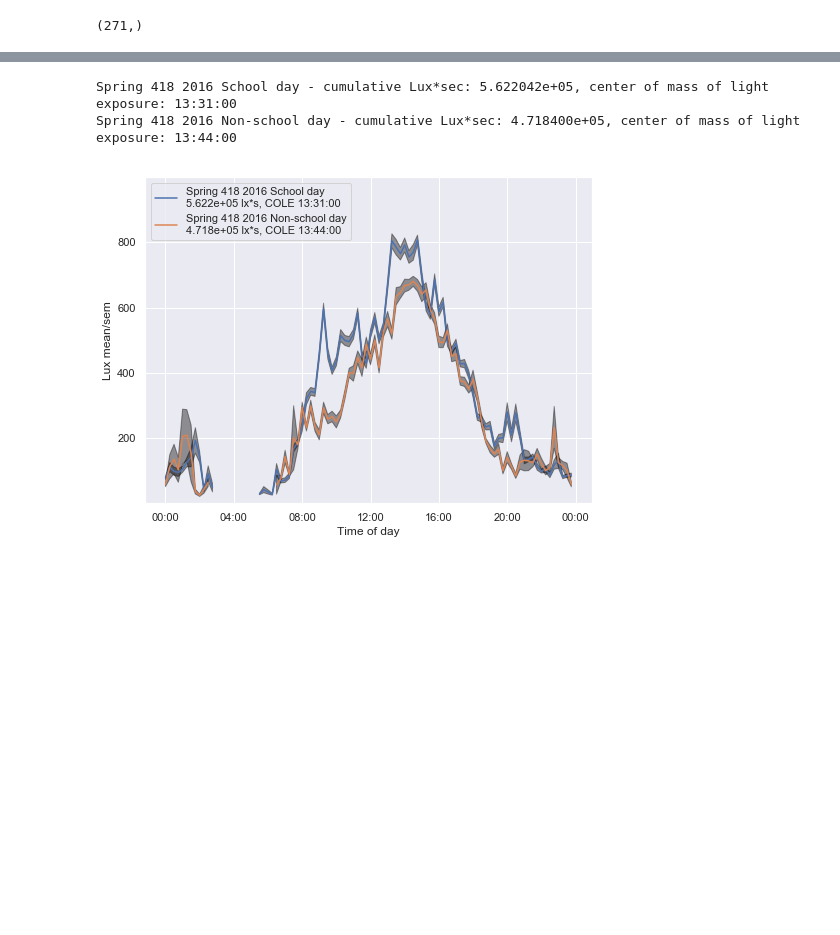
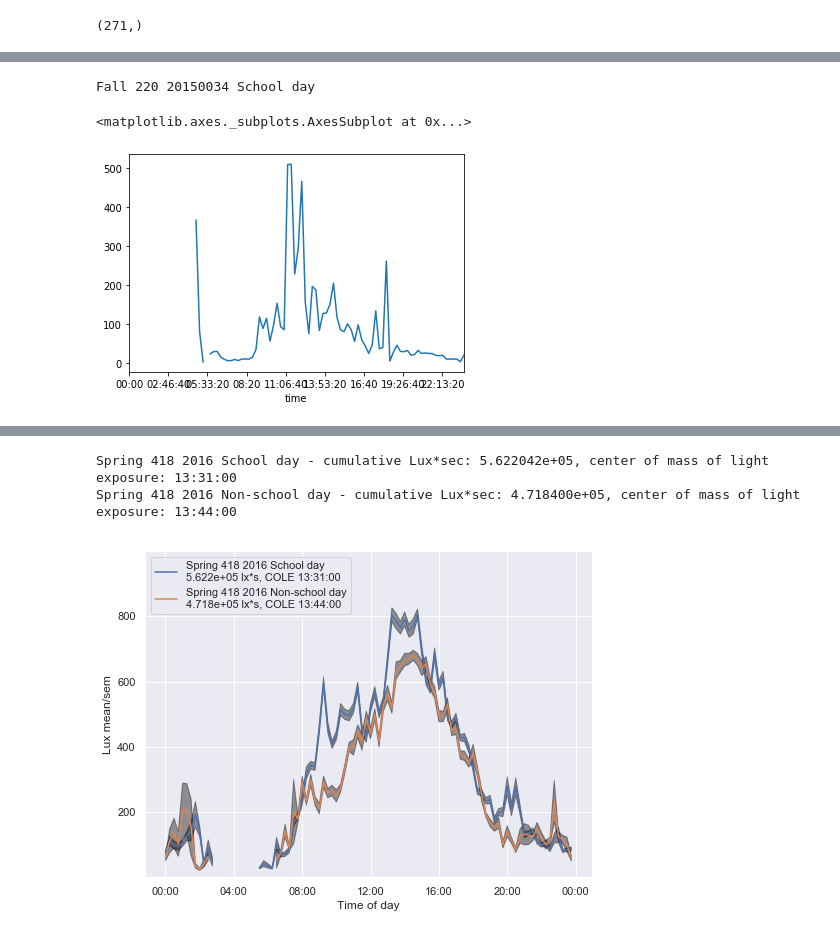
Before and after one commit to jasongfleischer/SALA, a Jupyter notebook: Analyze by person.ipynb, the cells around one changed output, grey strips where cells are left out. Saved outputs shown, nothing was run; the diff lists cells and outputs as text; code cells hidden in the pictures; blank space fills up the shorter version.

```diff
--- a/Analyze by person.ipynb
+++ b/Analyze by person.ipynb
@@ -730,0 +528,14 @@ Winter 220 2018 Non-school day
+# %%
+totry = allData.UIDDayType.unique()
+for agroup in totry[:2]:
+    print(agroup)
+    theones = (allData.UIDDayType == agroup) & (these_rows)
+    exec('{} = allData[theones].dropna(subset=["White Light"]).groupby(quarter_hourly).filter(lambda x: x["White Light"].count()>4,dropna=False).groupby(quarter_hourly)'.format(agroup.replace(' ','_').replace('-','')) )
+# %% [output]
+Fall 220 20150034 School day
+# %%
+exec('{} = allData[theones].dropna(subset=["White Light"]).groupby(quarter_hourly).filter(lambda x: x["White Light"].count()>4,dropna=False).groupby(quarter_hourly)'.format(agroup.replace(' ','_').replace('-','')) )
+Fall_220_20150034_School_day['White Light'].median().plot()
+# %% [output]
+<matplotlib.axes._subplots.AxesSubplot at 0x...>
+[figure, added]
```
Also changed, not shown: parts of 58 cells of this notebook.
